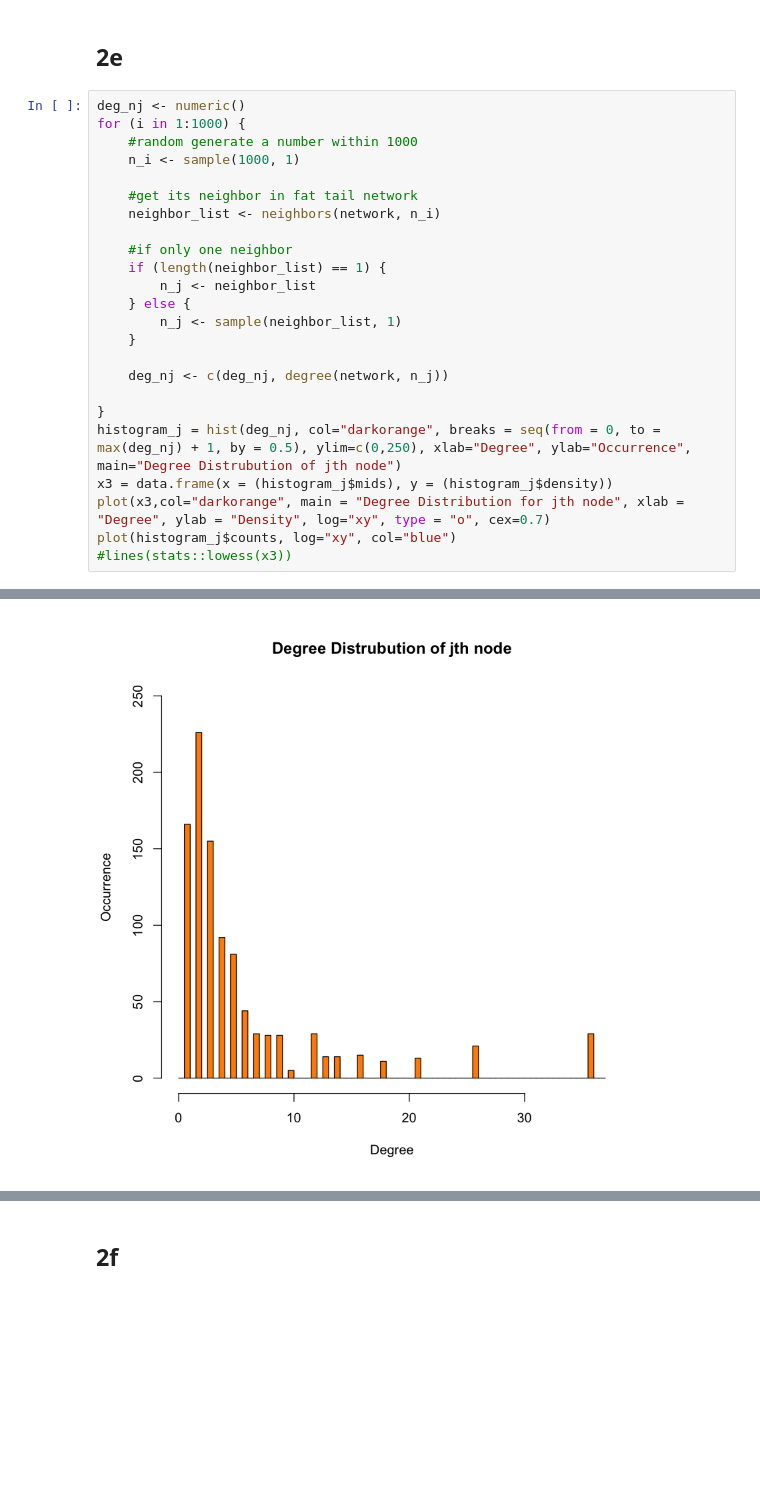
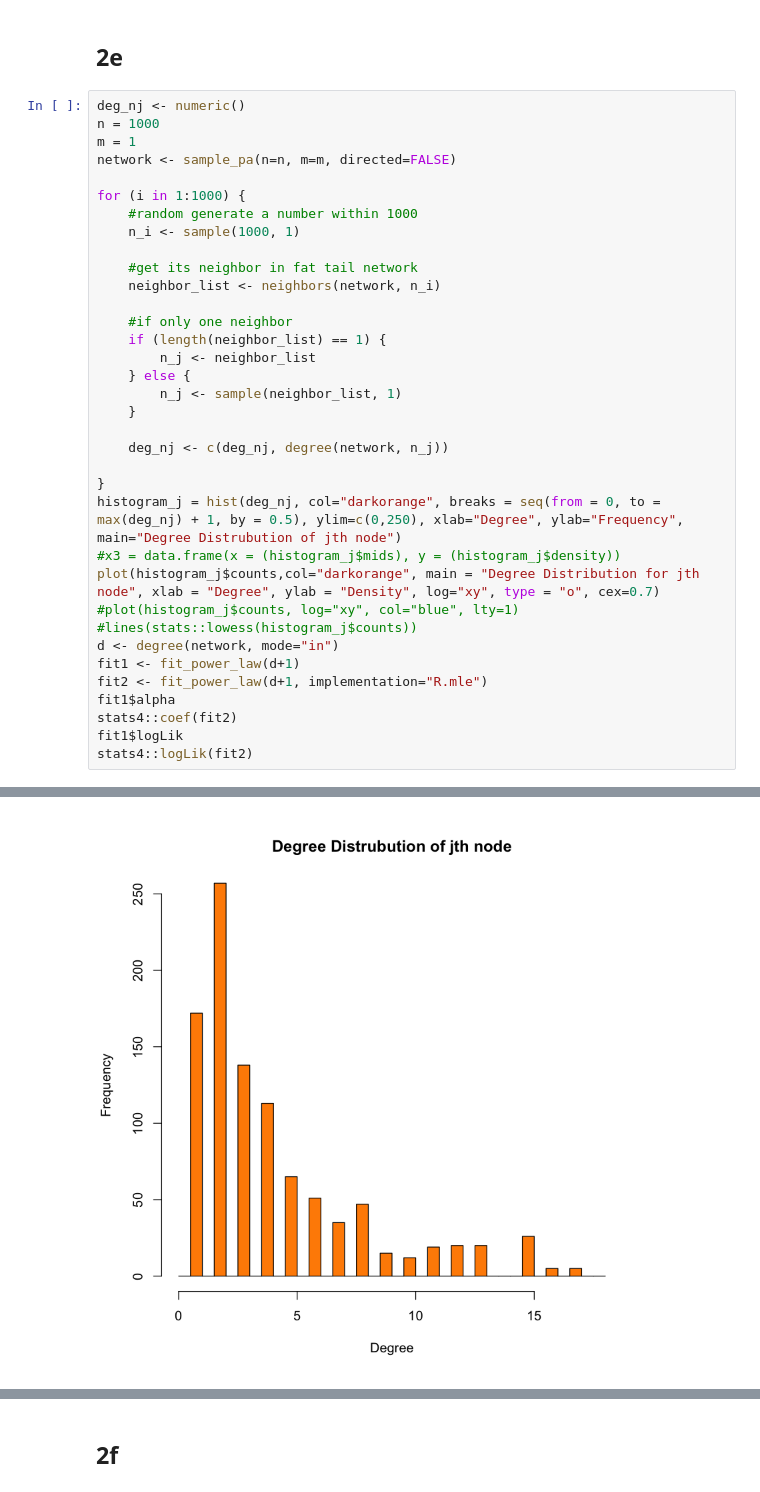
Before and after one commit to maithilibhide/ECE232, a Jupyter notebook: Project1/Random_Network_2.ipynb, the cells around one changed output, grey strips where cells are left out. Drawn from its saved outputs; the diff is of its cells as text; blank space fills up the shorter version.

```diff
--- a/Project1/Random_Network_2.ipynb
+++ b/Project1/Random_Network_2.ipynb
@@ -88,6 +126,10 @@ Warning message in xy.coords(x, y, xlabel, ylabel, log):
 <h2>2e</h2>
 # %%
 deg_nj <- numeric()
+n = 1000
+m = 1
+network <- sample_pa(n=n, m=m, directed=FALSE)
+
 for (i in 1:1000) {
     #random generate a number within 1000
     n_i <- sample(1000, 1)
@@ -105,10 +147,17 @@ for (i in 1:1000) {
     deg_nj <- c(deg_nj, degree(network, n_j))
 
 }
-histogram_j = hist(deg_nj, col="darkorange", breaks = seq(from = 0, to = max(deg_nj) + 1, by = 0.5), ylim=c(0,250), xlab="Degree", ylab="Occurrence", main="Degree Distrubution of jth node")
-x3 = data.frame(x = (histogram_j$mids), y = (histogram_j$density))
-plot(x3,col="darkorange", main = "Degree Distribution for jth node", xlab = "Degree", ylab = "Density", log="xy", type = "o", cex=0.7)
-plot(histogram_j$counts, log="xy", col="blue")
-#lines(stats::lowess(x3))
+histogram_j = hist(deg_nj, col="darkorange", breaks = seq(from = 0, to = max(deg_nj) + 1, by = 0.5), ylim=c(0,250), xlab="Degree", ylab="Frequency", main="Degree Distrubution of jth node")
+#x3 = data.frame(x = (histogram_j$mids), y = (histogram_j$density))
+plot(histogram_j$counts,col="darkorange", main = "Degree Distribution for jth node", xlab = "Degree", ylab = "Density", log="xy", type = "o", cex=0.7)
+#plot(histogram_j$counts, log="xy", col="blue", lty=1)
+#lines(stats::lowess(histogram_j$counts))
+d <- degree(network, mode="in")
+fit1 <- fit_power_law(d+1)
+fit2 <- fit_power_law(d+1, implementation="R.mle")
+fit1$alpha
+stats4::coef(fit2)
+fit1$logLik
+stats4::logLik(fit2)
 # %% [output]
 Warning message in xy.coords(x, y, xlabel, ylabel, log):
@@ -116 +165 @@ Warning message in xy.coords(x, y, xlabel, ylabel, log):
-[figure, old version]
+[figure, new version]
```
Also changed, not shown: parts of 26 cells of this notebook.
